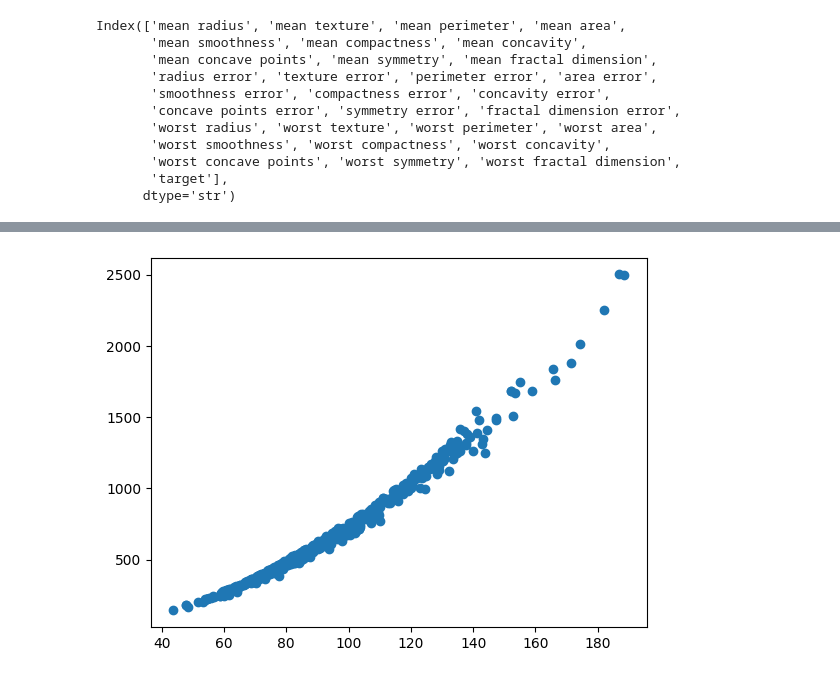
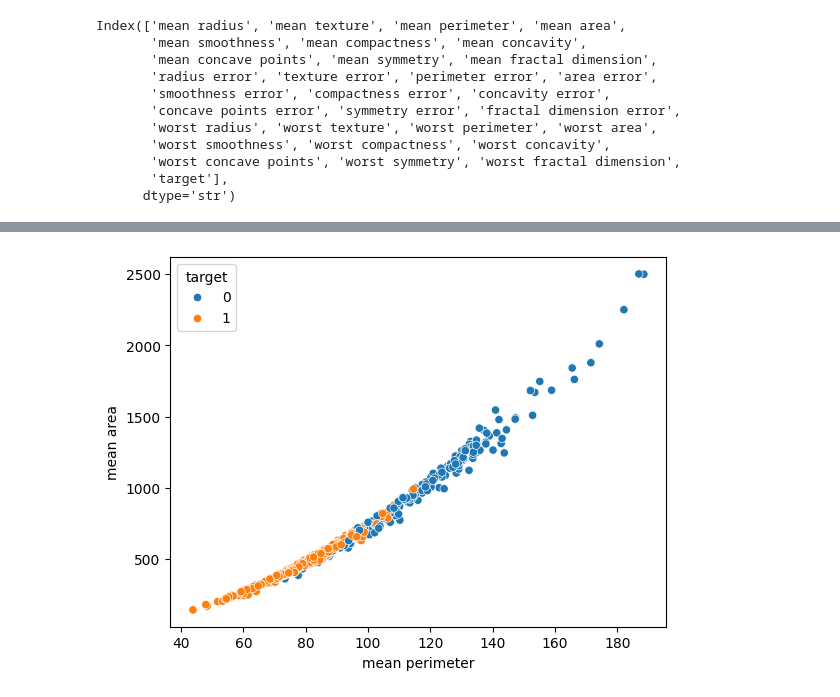
Before and after one commit to akash5991/clearsmog, a Jupyter notebook: example/test-notebook.ipynb, the cells around one changed output, grey strips where cells are left out. Drawn from its saved outputs; the diff is of its cells as text; code cells hidden in the pictures.

```diff
--- a/example/test-notebook.ipynb
+++ b/example/test-notebook.ipynb
@@ -44,5 +49,5 @@ Index(['mean radius', 'mean texture', 'mean perimeter', 'mean area',
 # %%
-plt.scatter(data=df, x='mean perimeter', y='mean area')
+sns.scatterplot(data=df, x='mean perimeter', y='mean area', hue='target')
 plt.show()
 # %% [output]
-[figure, old version]
+[figure, new version]
```
Also changed, not shown: parts of 2 cells of this notebook.
